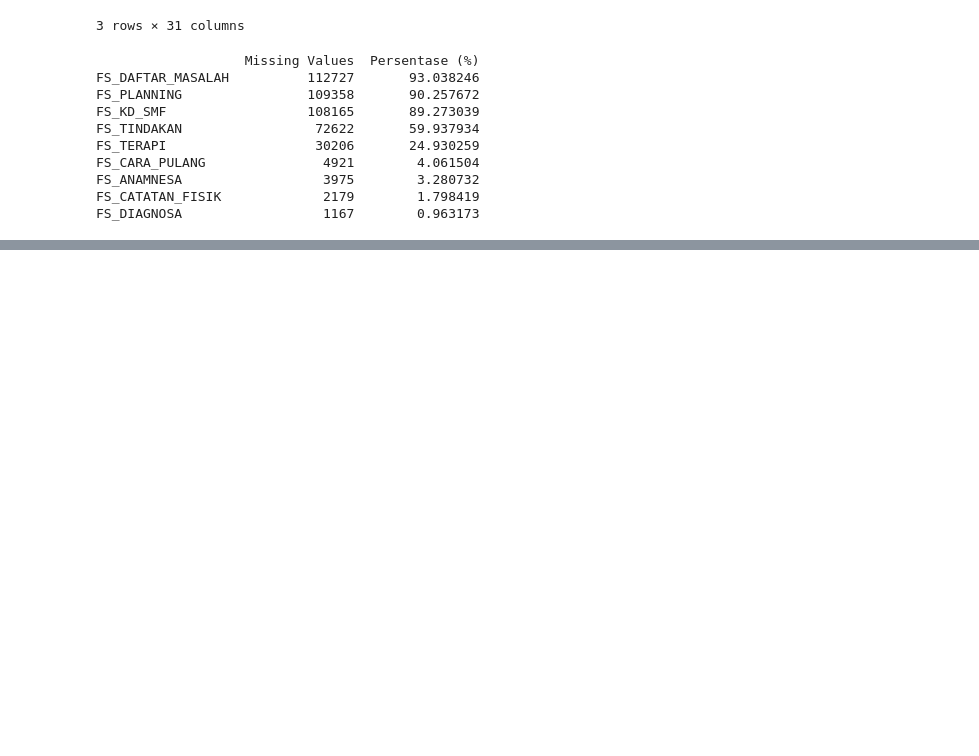
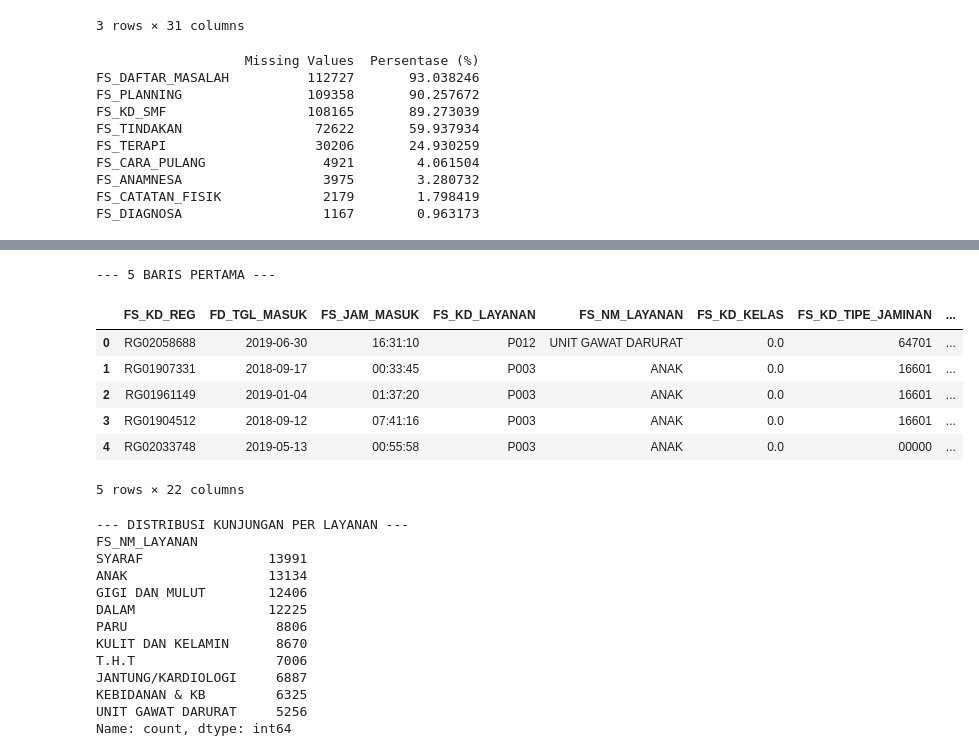
Before and after one commit to syha-studio/data-science-project-mmi-team-1, a Jupyter notebook: project_ahsa.ipynb, the cells around one changed output, grey strips where cells are left out. Cells and saved outputs as stored; diff of their text form; code cells hidden in the pictures; blank space fills up the shorter version.

Commit message:
Data Clean untuk Forecasting Kunjungan

```diff
--- a/project_ahsa.ipynb
+++ b/project_ahsa.ipynb
@@ -530,0 +557,31 @@ FS_DIAGNOSA                  1167        0.963173
+# %%
+# Menampilkan 5 baris pertama
+print("--- 5 BARIS PERTAMA ---")
+display(medis_jalan_2.head(5))
+
+# Menampilkan distribusi kunjungan berdasarkan nama layanan/poli jika kolomnya ada
+if "FS_NM_LAYANAN" in medis_jalan_2.columns:
+  print("\n--- DISTRIBUSI KUNJUNGAN PER LAYANAN ---")
+  print(medis_jalan_2["FS_NM_LAYANAN"].value_counts().head(10))
+# %% [output]
+--- 5 BARIS PERTAMA ---
+|  | FS_KD_REG | FD_TGL_MASUK | FS_JAM_MASUK | FS_KD_LAYANAN | FS_NM_LAYANAN | FS_KD_KELAS | FS_KD_TIPE_JAMINAN | ... |
+| 0 | RG02058688 | 2019-06-30 | 16:31:10 | P012 | UNIT GAWAT DARURAT | 0.0 | 64701 | ... |
+| 1 | RG01907331 | 2018-09-17 | 00:33:45 | P003 | ANAK | 0.0 | 16601 | ... |
+| 2 | RG01961149 | 2019-01-04 | 01:37:20 | P003 | ANAK | 0.0 | 16601 | ... |
+| 3 | RG01904512 | 2018-09-12 | 07:41:16 | P003 | ANAK | 0.0 | 16601 | ... |
+| 4 | RG02033748 | 2019-05-13 | 00:55:58 | P003 | ANAK | 0.0 | 00000 | ... |
+5 rows × 22 columns
+--- DISTRIBUSI KUNJUNGAN PER LAYANAN ---
+FS_NM_LAYANAN
+SYARAF                13991
+ANAK                  13134
+GIGI DAN MULUT        12406
+DALAM                 12225
+PARU                   8806
+KULIT DAN KELAMIN      8670
+T.H.T                  7006
+JANTUNG/KARDIOLOGI     6887
+KEBIDANAN & KB         6325
+UNIT GAWAT DARURAT     5256
+Name: count, dtype: int64
```
Also changed, not shown: parts of 4 cells of this notebook.
